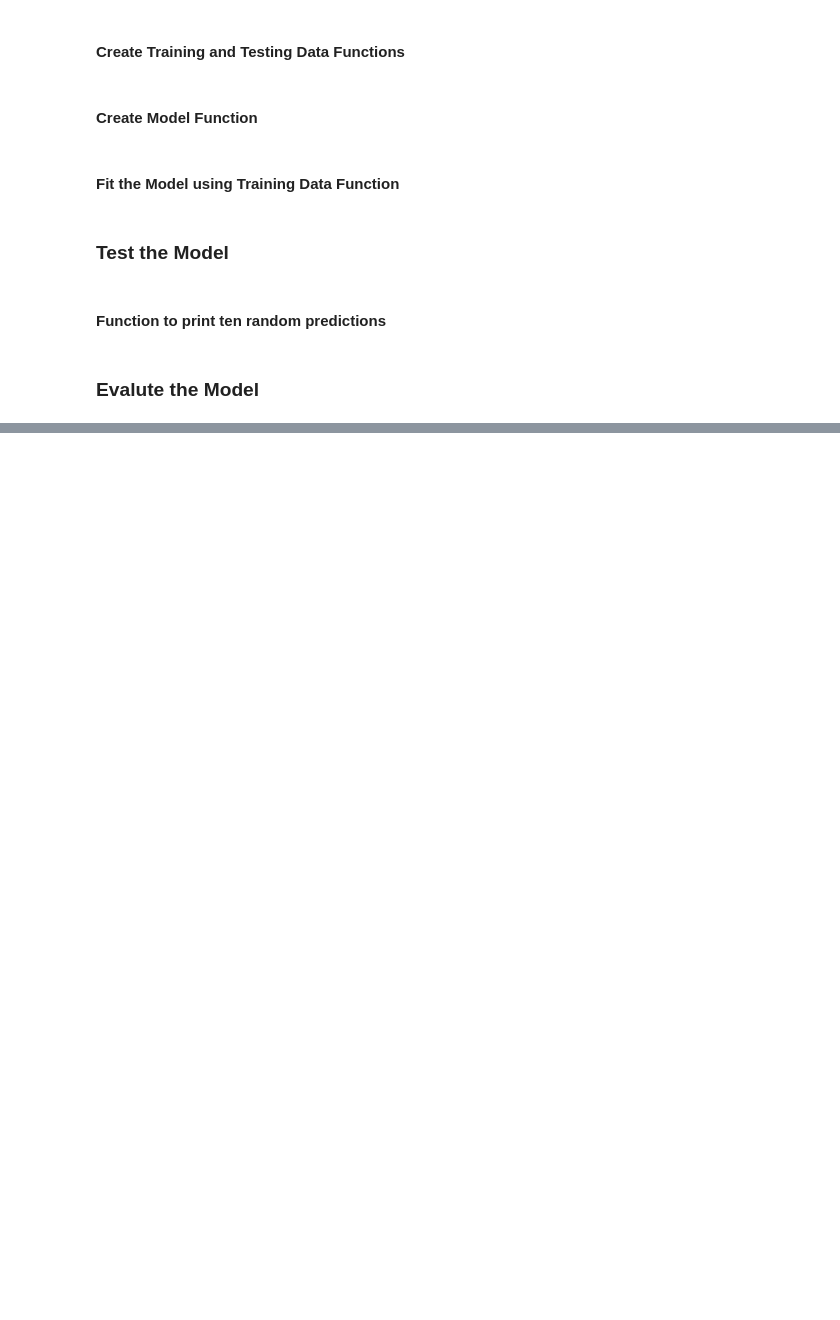
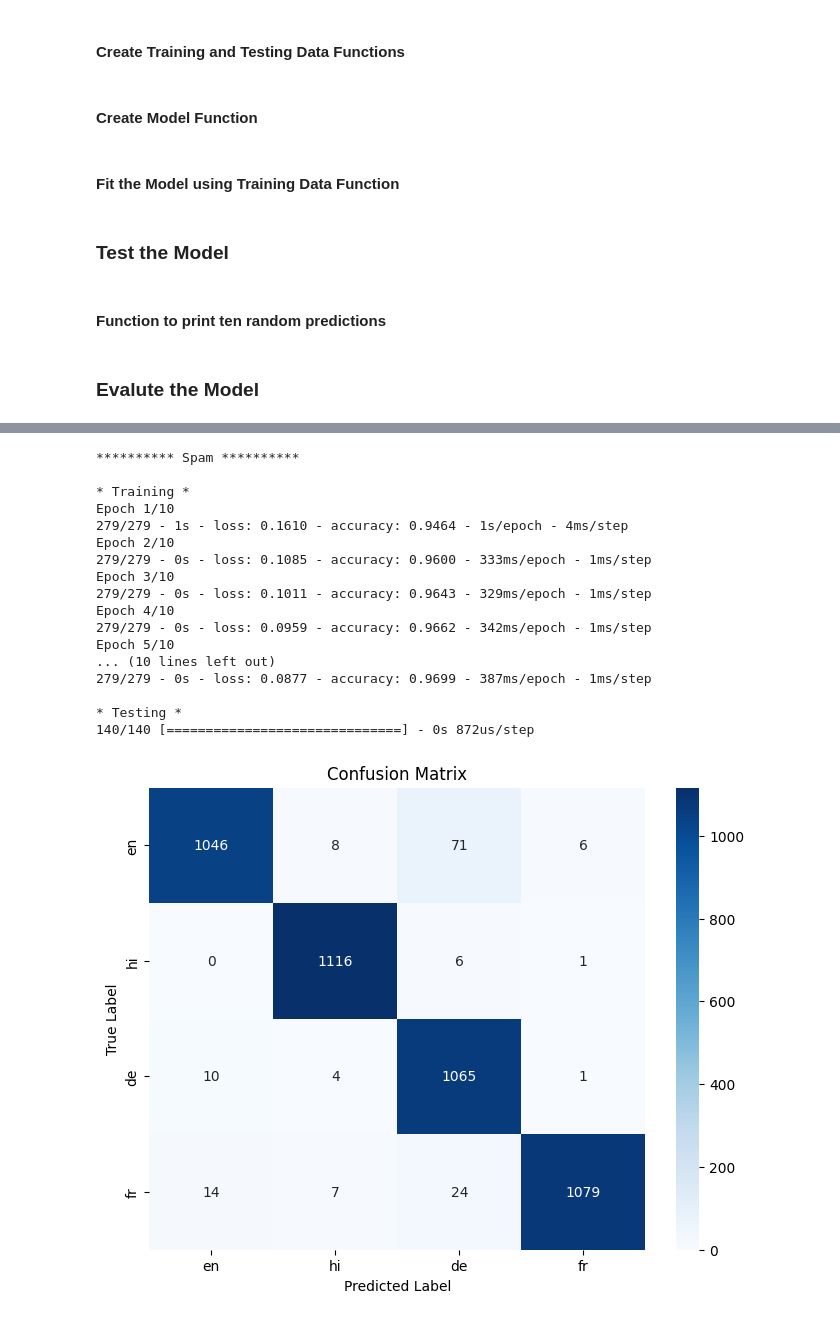
Before and after one commit to lizfrey/comp-neuro-final-project, a Jupyter notebook: main.ipynb, the cells around one changed output, grey strips where cells are left out. Drawn from its saved outputs; the diff is of its cells as text; code cells hidden in the pictures; blank space fills up the shorter version.

```diff
--- a/main.ipynb
+++ b/main.ipynb
@@ -237,0 +306,22 @@ hi
+# %%
+print('********** Spam **********')
+word2Vec(spam_df)
+# %% [output]
+********** Spam **********
+
+* Training *
+Epoch 1/10
+279/279 - 1s - loss: 0.1610 - accuracy: 0.9464 - 1s/epoch - 4ms/step
+Epoch 2/10
+279/279 - 0s - loss: 0.1085 - accuracy: 0.9600 - 333ms/epoch - 1ms/step
+Epoch 3/10
+279/279 - 0s - loss: 0.1011 - accuracy: 0.9643 - 329ms/epoch - 1ms/step
+Epoch 4/10
+279/279 - 0s - loss: 0.0959 - accuracy: 0.9662 - 342ms/epoch - 1ms/step
+Epoch 5/10
+... (10 lines left out)
+279/279 - 0s - loss: 0.0877 - accuracy: 0.9699 - 387ms/epoch - 1ms/step
+
+* Testing *
+140/140 [==============================] - 0s 872us/step
+[figure, added]
```
Also changed, not shown: parts of 17 cells of this notebook, 2 other files.
